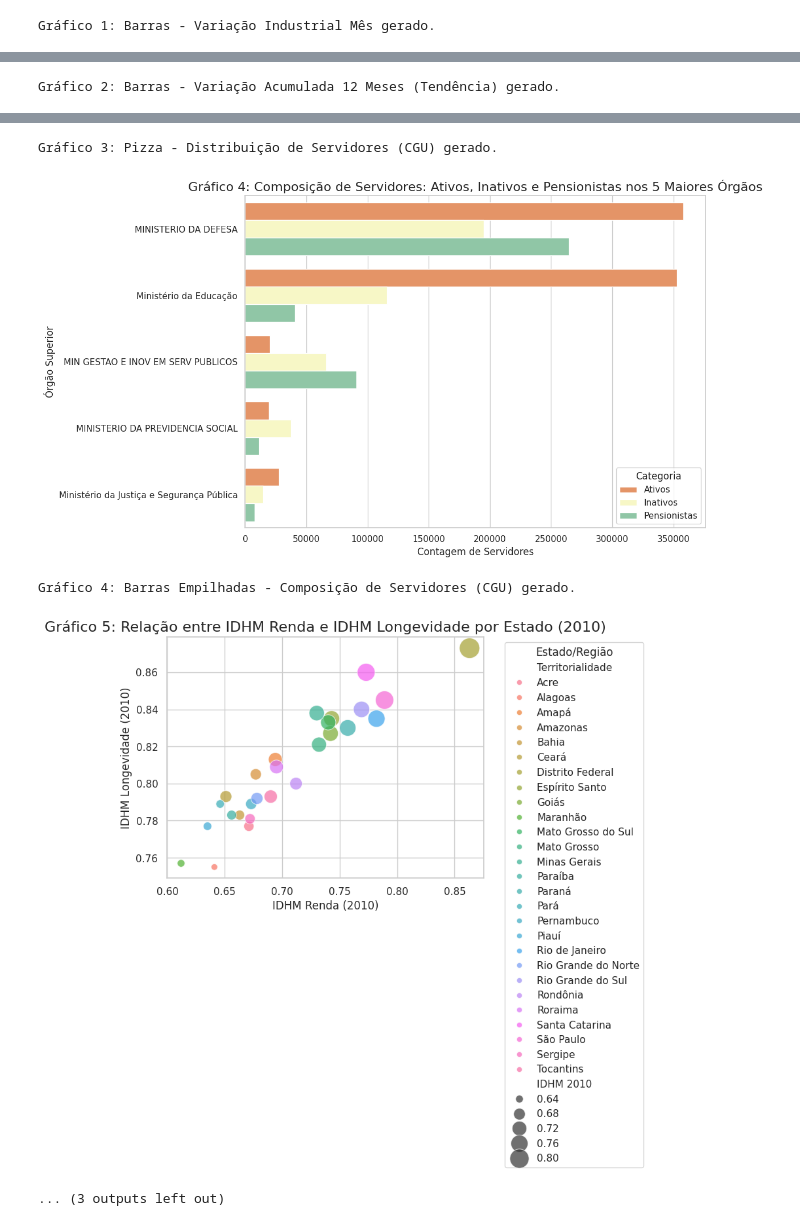
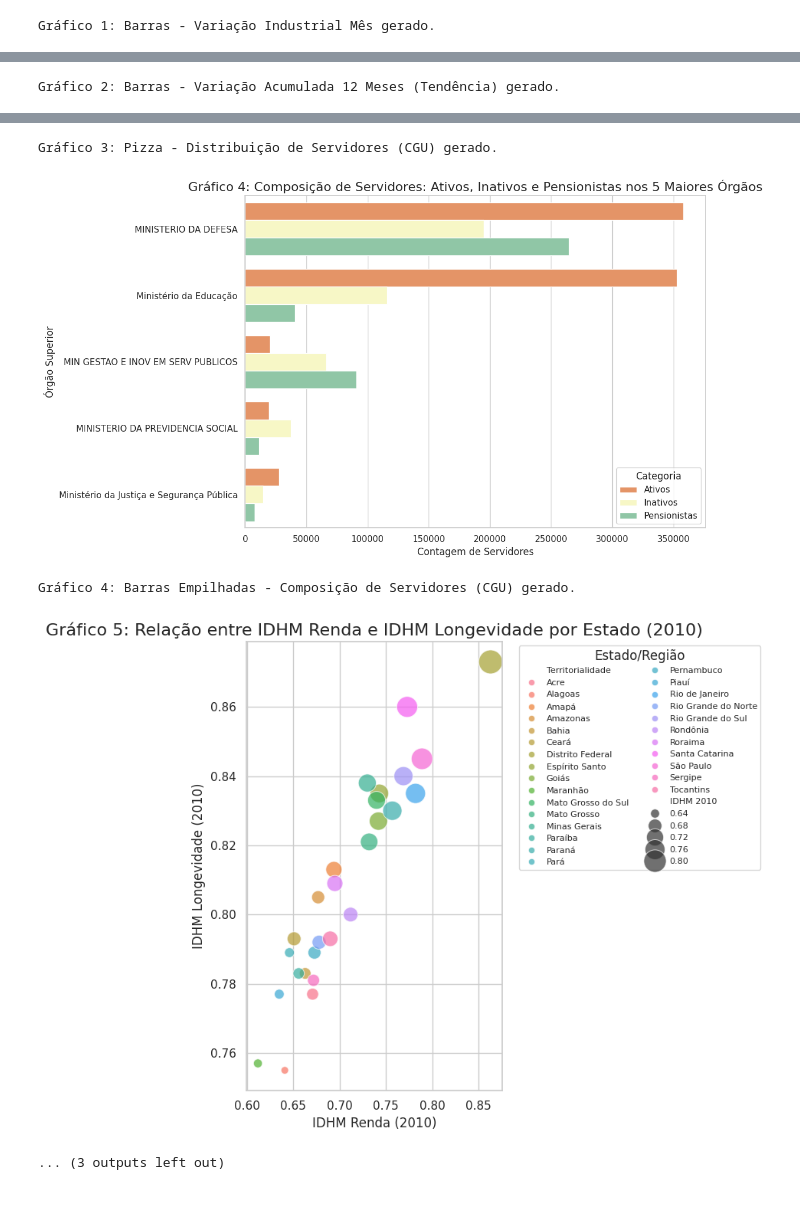
Before and after one commit to Edicleiton-Alves/Ciencia_Dados_UFC, a Jupyter notebook: Atividade_2/notebooks/EDA_Visualizacao.ipynb, the cells around one changed output, grey strips where cells are left out. Saved outputs shown, nothing was run; the diff lists cells and outputs as text; code cells hidden in the pictures.

```diff
--- a/Atividade_2/notebooks/EDA_Visualizacao.ipynb
+++ b/Atividade_2/notebooks/EDA_Visualizacao.ipynb
@@ -32,7 +32,7 @@ def carregar_e_preparar_dados():
     """Carrega, limpa e retorna os DataFrames para visualização."""
     dataframes = {}
 
-    # 1.1 CARREGAMENTO IBGE (PIMPF) - ATUALIZADO
+    # 1.1 CARREGAMENTO IBGE (PIMPF)
     try:
         # Carrega com o header correto (linha 4 = índice 3)
         df_ibge = pd.read_excel(data_paths['IBGE_PIMPF'], header=3)
@@ -43,7 +43,7 @@ def carregar_e_preparar_dados():
         df_ibge = df_ibge.rename(columns={
             df_ibge.columns[0]: 'Seções e atividades industriais',
             df_ibge.columns[2]: 'Variação percentual mês/mês imediatamente anterior (com ajuste sazonal)',
-            df_ibge.columns[4]: 'Variação 12 meses (%)' # NOVO: Coluna de Variação de 12 meses (Índice 4)
+            df_ibge.columns[4]: 'Variação 12 meses (%)' # Coluna de Variação de 12 meses (Índice 4)
         })
 
         coluna_variacao = 'Variação percentual mês/mês imediatamente anterior (com ajuste sazonal)'
@@ -63,7 +63,7 @@ def carregar_e_preparar_dados():
         df_ibge = df_ibge[['Seções e atividades industriais', coluna_variacao, 'Variação 12 meses (%)']]
 
         dataframes['IBGE_PIMPF'] = df_ibge
-        dataframes['IBGE_PIMPF_TOTAL'] = df_ibge_total # Adiciona o Total para o Gráfico de Tendência
+        dataframes['IBGE_PIMPF_TOTAL'] = df_ibge_total
         print("✅ Dados IBGE carregados e preparados.")
     except Exception as e:
         print(f"❌ Erro ao carregar IBGE: {e}")
@@ -96,7 +96,7 @@ def carregar_e_preparar_dados():
         # Limpeza e Renomeação
         df_atlas.columns = df_atlas.columns.str.strip()
 
-        # Filtra as colunas (incluindo 1991, 2000, 2020)
+        # Filtra as colunas
         df_atlas = df_atlas[COLUNAS_ATLAS]
         df_atlas.columns = ['Territorialidade', 'IDHM 1991', 'IDHM 2000', 'IDHM 2010', 'IDHM 2020', 'Renda_2010', 'Longevidade_2010', 'Educacao_2010']
         df_atlas.dropna(inplace=True)
@@ -145,8 +145,7 @@ elif 'IBGE_PIMPF' in dataframes:
     print("Gráfico 1: Dados IBGE vazios após filtragem. O gráfico não foi gerado.")
 
 
-# --- NOVO GRÁFICO DE TENDÊNCIA ---
-# 2.2 GRÁFICO 5: IBGE - GRÁFICO DE BARRAS (Variação Acumulada em 12 Meses)
+# 2.2 GRÁFICO 2: IBGE - GRÁFICO DE BARRAS (Variação Acumulada em 12 Meses)
 if 'IBGE_PIMPF' in dataframes and not dataframes['IBGE_PIMPF'].empty:
     plt.figure(figsize=(12, 6))
     df_ibge_tendencia = dataframes['IBGE_PIMPF'].sort_values(by='Variação 12 meses (%)', ascending=False)
@@ -169,7 +168,7 @@ if 'IBGE_PIMPF' in dataframes and not dataframes['IBGE_PIMPF'].empty:
     print("Gráfico 2: Barras - Variação Acumulada 12 Meses (Tendência) gerado.")
 
 
-# 2.3 GRÁFICO 2: CGU - GRÁFICO DE PIZZA (Distribuição Servidores - Top 5)
+# 2.3 GRÁFICO 3: CGU - GRÁFICO DE PIZZA (Distribuição Servidores - Top 5)
 if 'CGU_SERVIDORES' in dataframes:
     plt.figure(figsize=(8, 8))
     df_cgu_top5 = dataframes['CGU_SERVIDORES']
@@ -188,7 +187,7 @@ if 'CGU_SERVIDORES' in dataframes:
     print("Gráfico 3: Pizza - Distribuição de Servidores (CGU) gerado.")
 
 
-# 2.4 GRÁFICO 5 (Antigo 2.3): CGU - COMPOSIÇÃO (ATIVOS, INATIVOS, PENSIONISTAS)
+# 2.4 GRÁFICO 4: CGU - COMPOSIÇÃO (ATIVOS, INATIVOS, PENSIONISTAS)
 if 'CGU_SERVIDORES' in dataframes:
     plt.figure(figsize=(12, 7))
     df_cgu_top5 = dataframes['CGU_SERVIDORES']
@@ -220,7 +219,7 @@ if 'CGU_SERVIDORES' in dataframes:
     print("Gráfico 4: Barras Empilhadas - Composição de Servidores (CGU) gerado.")
 
 
-# 2.5 GRÁFICO 3 (Antigo 2.4): ATLAS - GRÁFICO DE DISPERSÃO (Renda vs Longevidade)
+# 2.5 GRÁFICO 5: ATLAS - GRÁFICO DE DISPERSÃO (Renda vs Longevidade) - REVERTIDO AO ORIGINAL
 if 'ATLAS_IDHM' in dataframes:
     plt.figure(figsize=(10, 7))
     df_atlas = dataframes['ATLAS_IDHM']
@@ -230,7 +229,7 @@ if 'ATLAS_IDHM' in dataframes:
         x='Renda_2010',
         y='Longevidade_2010',
         data=df_atlas,
-        hue='Territorialidade',
+        hue='Territorialidade', # HUE REVERTIDO PARA TERRITORIALIDADE (ESTADO)
         size='IDHM 2010',
         sizes=(50, 500),
         alpha=0.7
@@ -239,70 +238,100 @@ if 'ATLAS_IDHM' in dataframes:
     plt.title('Gráfico 5: Relação entre IDHM Renda e IDHM Longevidade por Estado (2010)', fontsize=16)
     plt.xlabel('IDHM Renda (2010)', fontsize=12)
     plt.ylabel('IDHM Longevidade (2010)', fontsize=12)
-    plt.legend(title='Estado/Região', bbox_to_anchor=(1.05, 1), loc='upper left')
-    plt.tight_layout(rect=(0, 0, 0.85, 1))
+
+    # Legenda de HUE revertida para o formato original (lista de estados)
+    plt.legend(title='Estado/Região', bbox_to_anchor=(1.05, 1), loc='upper left', ncol=2, fontsize=8)
+    plt.tight_layout(rect=(0, 0, 0.8, 1))
     plt.show()
     print("Gráfico 5: Dispersão - Renda vs Longevidade (Atlas) gerado.")
 
 
-# 2.6 GRÁFICO 4 (Antigo 2.5): ATLAS - GRÁFICO DE LINHAS (Evolução do IDHM 1991-2020)
+# 2.6 GRÁFICO 6: ATLAS - GRÁFICO DE LINHAS (Evolução do IDHM 1991-2020)
 if 'ATLAS_IDHM' in dataframes:
 
     # 1. Prepara as colunas para o melt
     df_evolucao = dataframes['ATLAS_IDHM']
+
+    # --- Mapeamento de Regiões ---
+    mapa_regioes = {
+        'Rondônia': 'Norte', 'Acre': 'Norte', 'Amazonas': 'Norte', 'Roraima': 'Norte', 'Pará': 'Norte', 'Amapá': 'Norte', 'Tocantins': 'Norte',
+        'Maranhão': 'Nordeste', 'Piauí': 'Nordeste', 'Ceará': 'Nordeste', 'Rio Grande do Norte': 'Nordeste', 'Paraíba': 'Nordeste', 'Pernambuco': 'Nordeste', 'Alagoas': 'Nordeste', 'Sergipe': 'Nordeste', 'Bahia': 'Nordeste',
+        'Minas Gerais': 'Sudeste', 'Espírito Santo': 'Sudeste', 'Rio de Janeiro': 'Sudeste', 'São Paulo': 'Sudeste',
+        'Paraná': 'Sul', 'Santa Catarina': 'Sul', 'Rio Grande do Sul': 'Sul',
+        'Mato Grosso do Sul': 'Centro-Oeste', 'Mato Grosso': 'Centro-Oeste', 'Goiás': 'Centro-Oeste', 'Distrito Federal': 'Centro-Oeste'
+    }
+    if 'Região' not in df_evolucao.columns:
+        df_evolucao['Região'] = df_evolucao['Territorialidade'].map(mapa_regioes).fillna('Outros')
+
     colunas_idhm_anos = ['IDHM 1991', 'IDHM 2000', 'IDHM 2010', 'IDHM 2020']
 
-    # 2. Transforma (Pivota) os dados: Muda de formato "largo" para "longo"
+    # 2. Transforma (Pivota) os dados para o formato longo
     df_longo = df_evolucao.melt(
-        id_vars=['Territorialidade'],
+        id_vars=['Territorialidade', 'Região'],
         value_vars=colunas_idhm_anos,
         var_name='Ano',
         value_name='IDHM'
     )
 
-    # 3. Limpa a coluna 'Ano' (remove o prefixo 'IDHM ')
+    # 3. Limpa a coluna 'Ano'
     df_longo['Ano'] = df_longo['Ano'].str.replace('IDHM ', '').astype(int)
+
+    # 4. Cálculo da Média Regional
+    df_regional = df_longo.groupby(['Região', 'Ano'])['IDHM'].mean().reset_index()
 
     plt.figure(figsize=(14, 8))
 
-    # 4. Gera o Gráfico de Linhas
+    # Define a paleta de cores para as 5 regiões
+    paleta_regioes = {
+        'Nordeste': '#D9534F',
+        'Sudeste': '#007BFF',
+        'Norte': '#28A745',
+        'Sul': '#FFC107',
+        'Centro-Oeste': '#6F42C1'
+    }
+
+    # 5. Gera o Gráfico de Linhas - Plotando APENAS a Média Regional
     sns.lineplot(
         x='Ano',
         y='IDHM',
-        hue='Territorialidade',
-        data=df_longo,
-        legend=False
+        hue='Região',         # COR: A cor será determinada pela Região (5 cores)
+        data=df_regional,     # Usamos o DataFrame de MÉDIA REGIONAL
+        palette=paleta_regioes,
+        linewidth=3
     )
 
-    plt.title('Gráfico 6: Evolução do IDHM por Estado (1991-2020)', fontsize=16)
+    plt.title('Gráfico 6: Evolução do IDHM Médio por Região (1991-2020)', fontsize=16)
     plt.xlabel('Ano', fontsize=12)
-    plt.ylabel('IDHM', fontsize=12)
+    plt.ylabel('IDHM Médio', fontsize=12)
     plt.xticks(df_longo['Ano'].unique())
     plt.grid(axis='y')
+
+    # Ajuste da Legenda
+    plt.legend(title='Região', bbox_to_anchor=(1.02, 1), loc='upper left', fontsize=10)
+    plt.tight_layout(rect=(0, 0, 0.85, 1))
+
     plt.show()
-    print("Gráfico 6: Linhas - Evolução do IDHM (Atlas) gerado.")
-
-print("\n--- EDA CONCLUÍDA ---")
+    print("Gráfico 6: Linhas - Evolução do IDHM (Média Regional) gerado.")
 # %% [output]
 --- INICIANDO ANÁLISE EXPLORATÓRIA DE DADOS (EDA) ---
 ✅ Dados IBGE carregados e preparados.
 ✅ Dados CGU carregados e preparados.
 ✅ Dados ATLAS carregados e preparados.
 
 --- GERANDO VISUALIZAÇÕES ---
 Passing `palette` without assigning `hue` is deprecated and will be removed in v0.14.0. Assign the `y` variable to `hue` and set `legend=False` for the same effect.
 
   sns.barplot(
 [figure]
 Gráfico 1: Barras - Variação Industrial Mês gerado.
 Passing `palette` without assigning `hue` is deprecated and will be removed in v0.14.0. Assign the `y` variable to `hue` and set `legend=False` for the same effect.
 
   sns.barplot(
 [figure]
 Gráfico 2: Barras - Variação Acumulada 12 Meses (Tendência) gerado.
 [figure]
 Gráfico 3: Pizza - Distribuição de Servidores (CGU) gerado.
 [figure]
 Gráfico 4: Barras Empilhadas - Composição de Servidores (CGU) gerado.
-[figure, old version]
+[figure, new version]
 ... (3 outputs left out)
```
